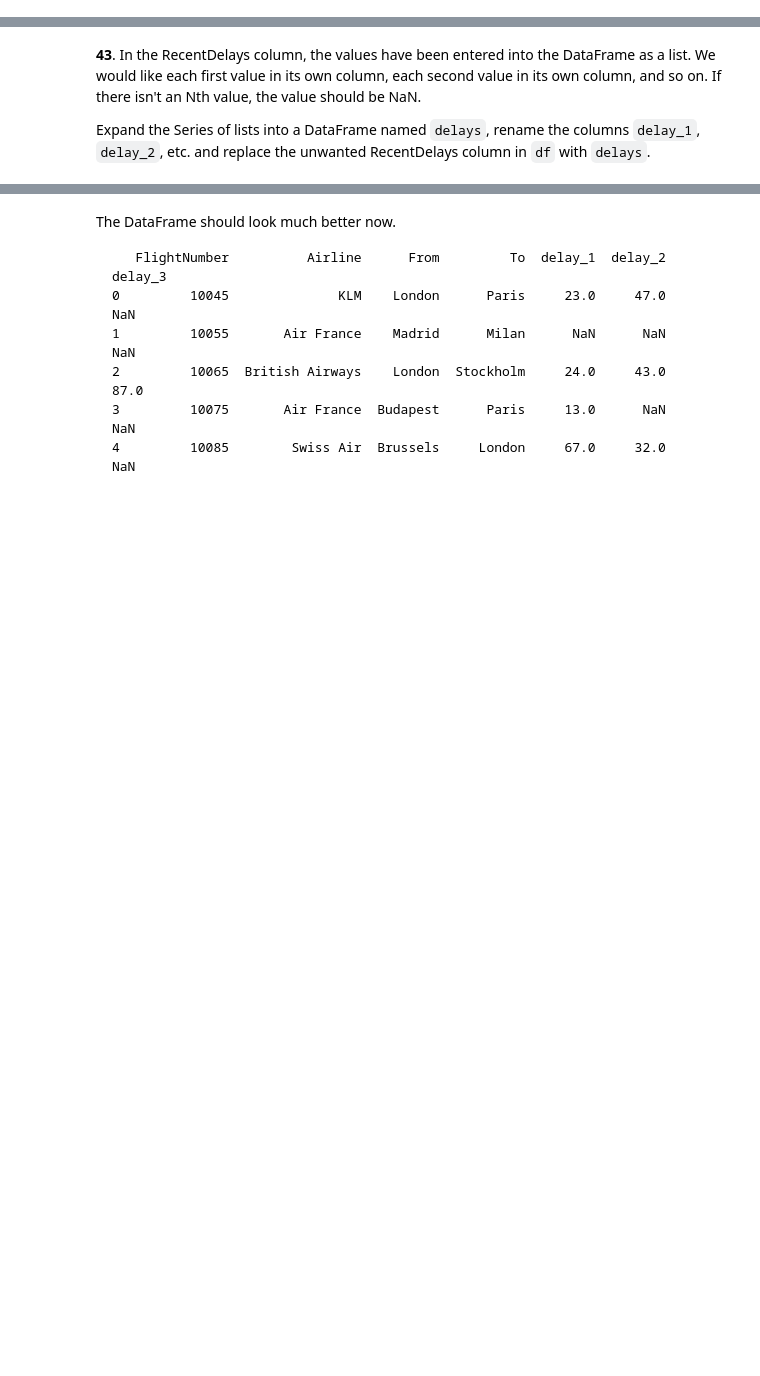
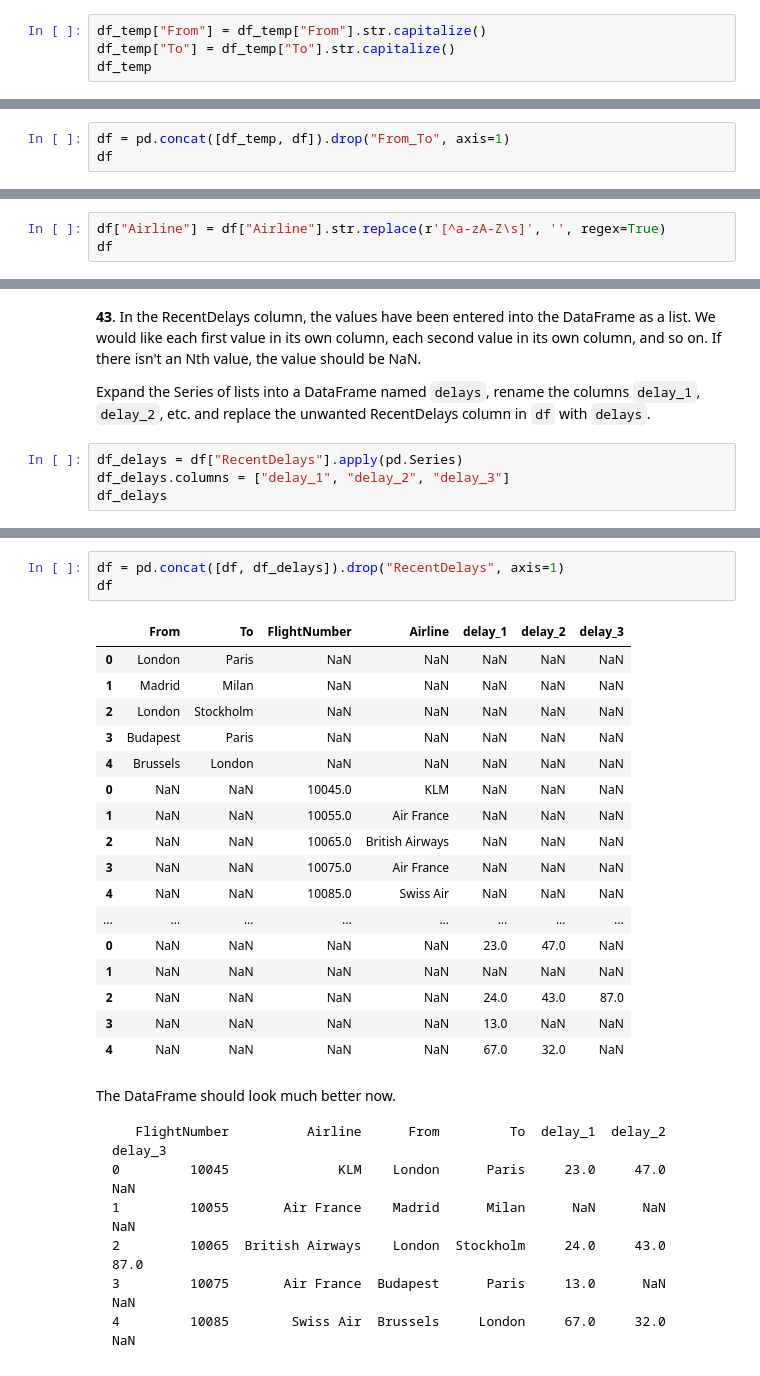
Before and after one commit to surfaceowl/pandas-100-exercises, a Jupyter notebook: 100-pandas-puzzles_practice_01.ipynb, the cells around one changed output, grey strips where cells are left out. Drawn from its saved outputs; the diff is of its cells as text; blank space fills up the shorter version.

````diff
--- a/100-pandas-puzzles_practice_01.ipynb
+++ b/100-pandas-puzzles_practice_01.ipynb
@@ -903,2 +931,6 @@ Formatted, it looks like this:
 # %% [markdown]
 **40.** Notice how the capitalisation of the city names is all mixed up in this temporary DataFrame 'temp'. Standardise the strings so that only the first letter is uppercase (e.g. "londON" should become "London".)
+# %%
+df_temp["From"] = df_temp["From"].str.capitalize()
+df_temp["To"] = df_temp["To"].str.capitalize()
+df_temp
@@ -905,2 +944,5 @@ Formatted, it looks like this:
 # %% [markdown]
 **41.** Delete the **From_To** column from `df` and attach the temporary DataFrame 'temp' from the previous questions.
+# %%
+df = pd.concat([df_temp, df]).drop("From_To", axis=1)
+df
@@ -907,2 +961,5 @@ Formatted, it looks like this:
 # %% [markdown]
 **42**. In the **Airline** column, you can see some extra puctuation and symbols have appeared around the airline names. Pull out just the airline name. E.g. `'(British Airways. )'` should become `'British Airways'`.
+# %%
+df["Airline"] = df["Airline"].str.replace(r'[^a-zA-Z\s]', '', regex=True)
+df
@@ -910,3 +979,7 @@ Formatted, it looks like this:
 **43**. In the RecentDelays column, the values have been entered into the DataFrame as a list. We would like each first value in its own column, each second value in its own column, and so on. If there isn't an Nth value, the value should be NaN.
 
 Expand the Series of lists into a DataFrame named `delays`, rename the columns `delay_1`, `delay_2`, etc. and replace the unwanted RecentDelays column in `df` with `delays`.
+# %%
+df_delays = df["RecentDelays"].apply(pd.Series)
+df_delays.columns = ["delay_1", "delay_2", "delay_3"]
+df_delays
@@ -913,3 +998,24 @@ Expand the Series of lists into a DataFrame named `delays`, rename the columns `
+# %%
+df = pd.concat([df, df_delays]).drop("RecentDelays", axis=1)
+df
+# %% [output]
+|  | From | To | FlightNumber | Airline | delay_1 | delay_2 | delay_3 |
+| 0 | London | Paris | NaN | NaN | NaN | NaN | NaN |
+| 1 | Madrid | Milan | NaN | NaN | NaN | NaN | NaN |
+| 2 | London | Stockholm | NaN | NaN | NaN | NaN | NaN |
+| 3 | Budapest | Paris | NaN | NaN | NaN | NaN | NaN |
+| 4 | Brussels | London | NaN | NaN | NaN | NaN | NaN |
+| 0 | NaN | NaN | 10045.0 | KLM | NaN | NaN | NaN |
+| 1 | NaN | NaN | 10055.0 | Air France | NaN | NaN | NaN |
+| 2 | NaN | NaN | 10065.0 | British Airways | NaN | NaN | NaN |
+| 3 | NaN | NaN | 10075.0 | Air France | NaN | NaN | NaN |
+| 4 | NaN | NaN | 10085.0 | Swiss Air | NaN | NaN | NaN |
+| ... | ... | ... | ... | ... | ... | ... | ... |
+| 0 | NaN | NaN | NaN | NaN | 23.0 | 47.0 | NaN |
+| 1 | NaN | NaN | NaN | NaN | NaN | NaN | NaN |
+| 2 | NaN | NaN | NaN | NaN | 24.0 | 43.0 | 87.0 |
+| 3 | NaN | NaN | NaN | NaN | 13.0 | NaN | NaN |
+| 4 | NaN | NaN | NaN | NaN | 67.0 | 32.0 | NaN |
 # %% [markdown]
 The DataFrame should look much better now.
 ```
````
Also changed, not shown: parts of 12 cells of this notebook.
